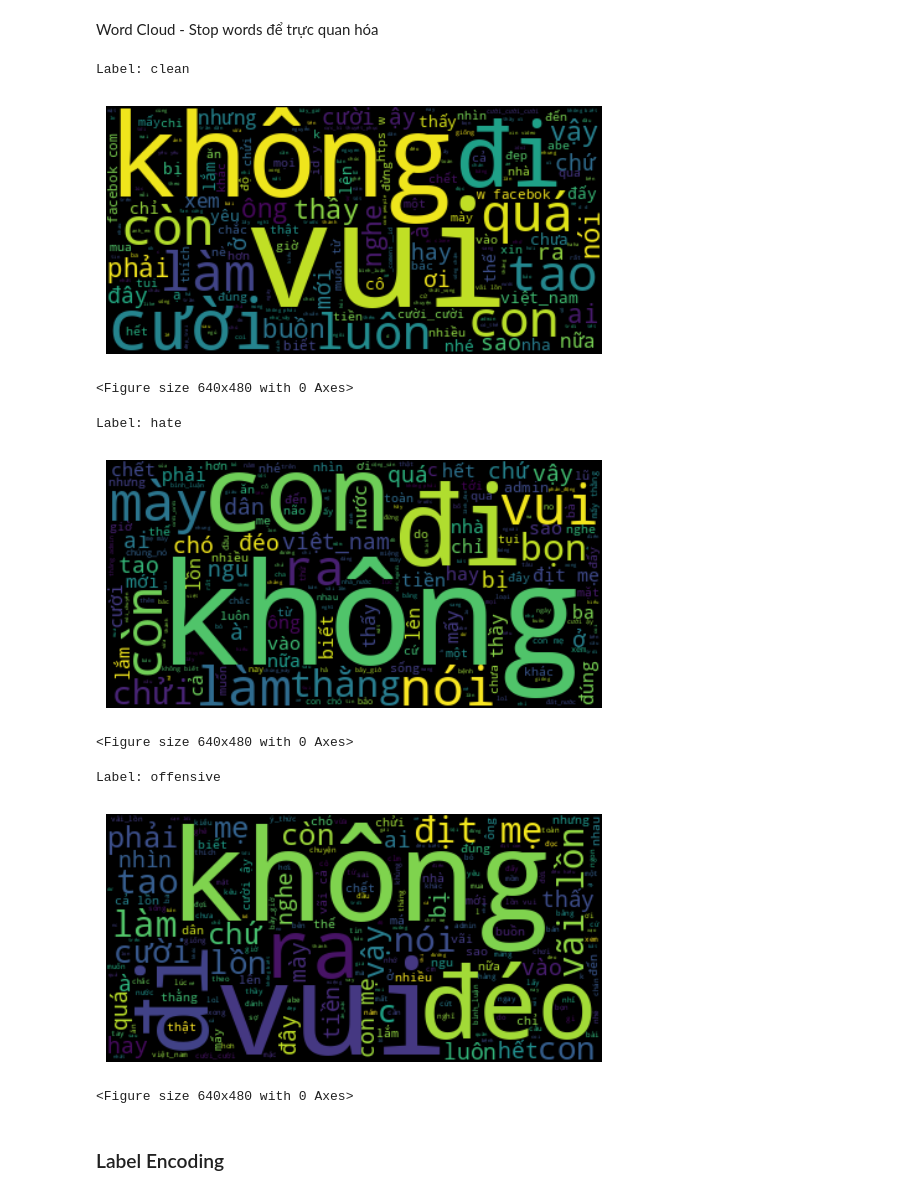
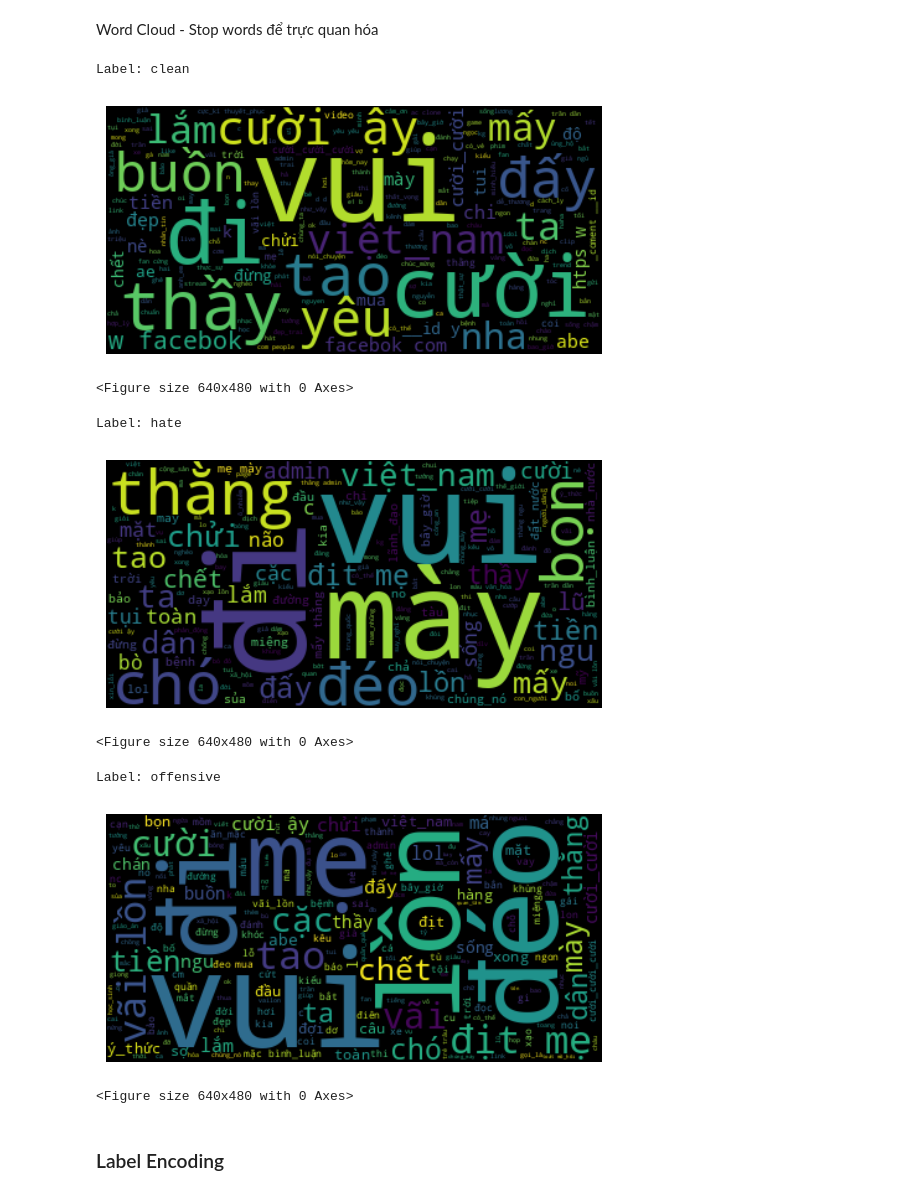
Before and after one commit to tkt-gemini/sentiment-binary-classification, a Jupyter notebook: main.ipynb, the cells around one changed output. Saved outputs shown, nothing was run; the diff lists cells and outputs as text; code cells hidden in the pictures.

```diff
--- a/main.ipynb
+++ b/main.ipynb
@@ -115,17 +119,17 @@ Passing `palette` without assigning `hue` is deprecated and will be removed in v
 # %% [markdown]
 Thống nhất bảng mã
 # %%
-def normalize_unicode(text):
+def normalize_unicode(text:str):
     return unicodedata.normalize('NFC', text)
 # %% [markdown]
 Xử lý ký tự lặp
 # %%
-def remove_duplicate_characters(text):
+def remove_duplicate_characters(text:str):
     return re.sub(r'(.)\1+', r'\1', text)
 # %% [markdown]
 Xử lý teencode
 # %%
-def normalize_teencode(text):
+def normalize_teencode(text:str):
     teencode_dict = {
         # --- 1. Nhóm Phủ định ---
         "ko": "không", "k": "không", "kh": "không", "hok": "không", "hk": "không",
@@ -158,8 +162,9 @@ def normalize_teencode(text):
         "ik": "đi",
 
         # --- 5. Nhóm Từ nối / Trạng từ / Hư từ ---
+        "ấy": "đấy", "nhưg": "nhưng",
         "v": "vậy", "z": "vậy", "zậy": "vậy",
-        "vs": "với",
+        "vs": "với", 's': 'sao',
         "j": "gì", "ji": "gì",
         "bh": "bây giờ", "h": "giờ",
         "wa": "quá", "qa": "quá", "qá": "quá", "wá": "quá",
@@ -168,7 +173,7 @@ def normalize_teencode(text):
         "nek": "nè", "ne": "nè",
         "ak": "à", "ah": "à",
         "cx": "cũng",
-        "ms": "mới",
+        "ms": "mới", 'ưi': 'ơi',
         "tr": "trời", "trùi": "trời",
 
         # --- 6. Nhóm Mạng xã hội & Slang ---
@@ -176,11 +181,13 @@ def normalize_teencode(text):
         "klq": "không liên quan",
         "stt": "trạng thái", "avt": "ảnh đại diện", "fb": "facebook",
         "fa": "độc thân",
+        "thuong": "thương",
 
         # --- 7. Nhóm Cảm thán mạnh / Chửi thề (Quan trọng cho Sentiment) ---
         "vl": "vãi lồn", "vcl": "vãi cả lồn", "vkl": "vãi cả lồn", "vc": "vãi cứt",
         "dell": "đéo", "đell": "đéo", "éo": "đéo", "đ": "đéo",
-        "cmn": "con mẹ nó", "cmnr": "con mẹ nó rồi",
+        "cmn": "con mẹ nó", "cmnr": "con mẹ nó rồi", "cc": "con cặc",
+        "clm": "cái lồn mẹ",
         "dm": "địt mẹ", "đm": "địt mẹ", "dkm": "địt con mẹ", "đkm": "địt con mẹ",
         "loz": "lồn", "lz": "lồn", "cl": "cái lồn", "sml": "sấp mặt lồn"
     }
@@ -191,7 +198,7 @@ def normalize_teencode(text):
 # %% [markdown]
 Xử lý emoji
 # %%
-def normalize_emoticons(text):
+def normalize_emoticons(text:str):
     emo_dict = {
         # --- 1. Nhóm Tích cực / Vui vẻ / Yêu thích ---
         "🙂": "vui", "☺": "vui", "😀": "vui", "😁": "cười", "😃": "cười", "😄": "cười", "😅": "cười",
@@ -240,7 +247,7 @@ def normalize_emoticons(text):
         "🐙": "bạch tuộc", "🦀": "cua", "🦞": "tôm", "🦐": "tôm",
 
         # --- 4. Nhóm Đồ vật & Biểu tượng khác ---
-        "🔥": "cháy", "⚡": "sét", "✨": "lấp lánh", "🌟": "sao", "⭐": "sao", "🌙": "trăng", "🌚": "mặt đen",
+        "🔥": "cháy", "⚡": "sét", "✨": "lấp lánh", "🌟": "ngôi sao", "⭐": "ngôi sao", "🌙": "trăng", "🌚": "mặt đen",
         "☀": "nắng", "☁": "mây", "🌈": "cầu vồng", "🌊": "sóng", "💧": "nước", "💦": "nước",
         "🍅": "cà chua", "🍆": "cà tím", "🌽": "ngô", "🍄": "nấm",
         "🍌": "chuối", "🍏": "táo", "🍎": "táo", "🍐": "lê", "🍊": "cam", "🍋": "chanh",
@@ -348,46 +355,41 @@ Name: comment_processed, dtype: object
 # %% [markdown]
 Word Cloud - Stop words để trực quan hóa
 # %%
-stopwords_vn = {
-    "thì", "là", "mà", "và", "của", "những", "cái", "này", "khi", "để",
-    "các", "với", "có", "được", "cho", "trong", "đã", "sẽ", "đang",
-    "tại", "vì", "nên", "nếu", "như", "việc", "về", "người", "tôi",
-    "mình", "bạn", "em", "anh", "chị", "nó", "họ", "chúng", "ta",
-    "cũng", "rồi", "lại", "thôi", "vẫn", "đâu", "đó", "kia", "gì", "nào"
-}
+url = "https://raw.githubusercontent.com/stopwords/vietnamese-stopwords/master/vietnamese-stopwords.txt"
+stopwords = requests.get(url).text.splitlines()
 
 def getWordCloud(words):
     text = ' '.join(words)
-    wordcloud = WordCloud(stopwords=stopwords_vn).generate(text)
+    wordcloud = WordCloud(stopwords=stopwords).generate(text)
     plt.imshow(wordcloud, interpolation='bilinear')
     plt.axis("off")
 
     plt.figure()
     plt.show()
 
 labels = ['clean', 'hate', 'offensive']
 
 for label in labels:
     word_list = []
     for senc in df_train[df_train['label'] == label]['comment_processed']:
         # Combine words in each sentence into a single string.
         if isinstance(senc, list):
             merged = ' '.join(senc)
         else:
             merged = senc
         word_list.append(merged)
 
     print(f"Label: {label}")
     getWordCloud(word_list)
 # %% [output]
 Label: clean
-[figure, old version]
+[figure, new version]
 <Figure size 640x480 with 0 Axes>
 Label: hate
-[figure, old version]
+[figure, new version]
 <Figure size 640x480 with 0 Axes>
 Label: offensive
-[figure, old version]
+[figure, new version]
 <Figure size 640x480 with 0 Axes>
 # %% [markdown]
 ### Label Encoding
```
Also changed, not shown: parts of 8 cells of this notebook, 1 other file.
